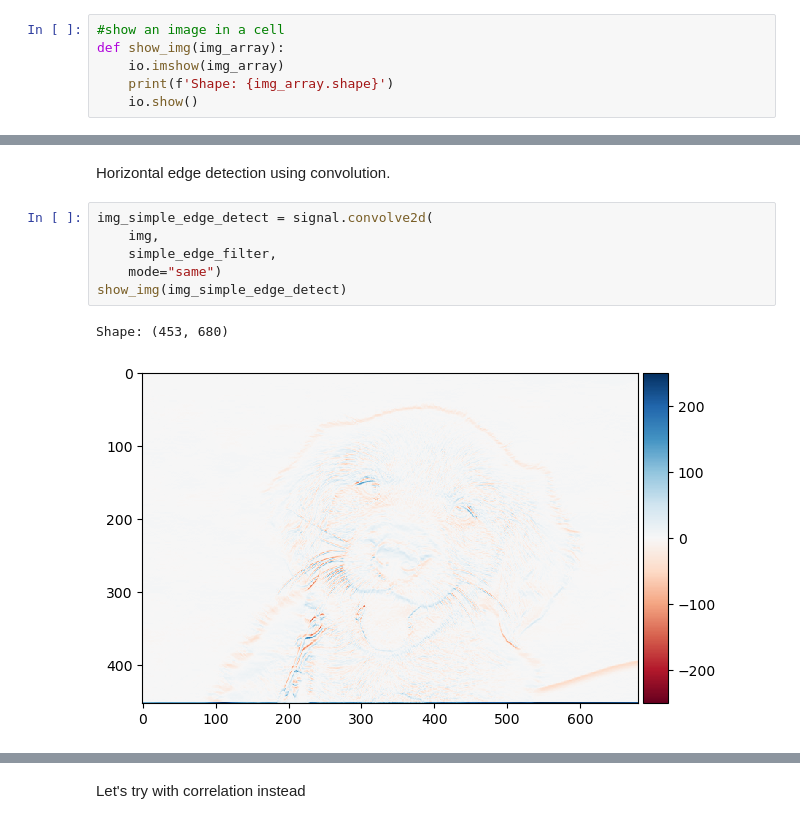
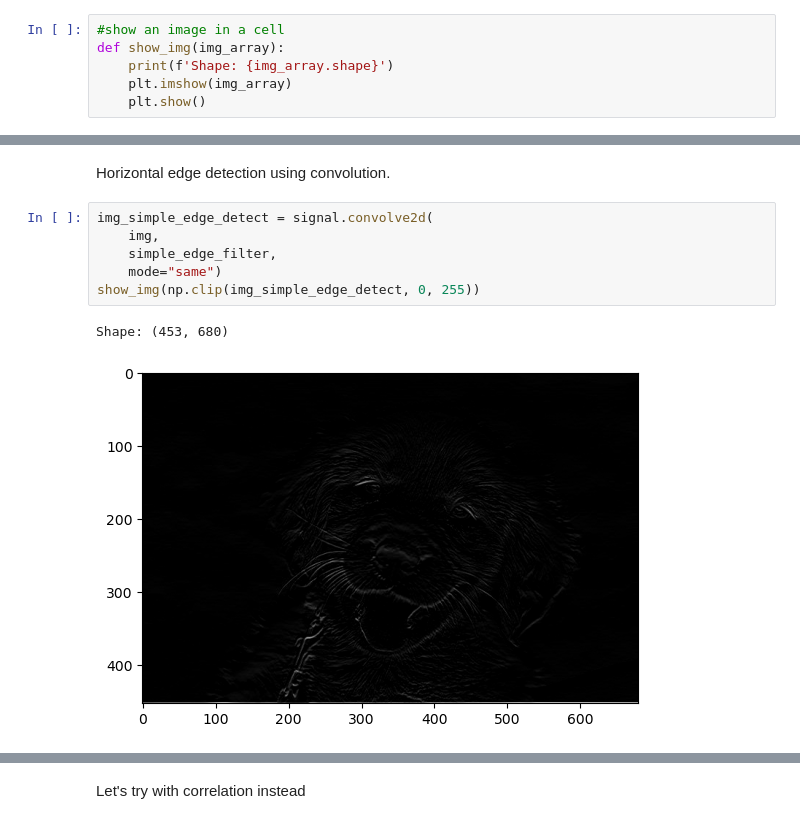
Before and after one commit to mika-jpd/Image_and_Vision_Computing, a Jupyter notebook: Lab_1/Untitled.ipynb, the cells around one changed output, grey strips where cells are left out. Drawn from its saved outputs; the diff is of its cells as text.

Commit message:
Almost finished qestion 2/2, just need to plot it

```diff
--- a/Lab_1/Untitled.ipynb
+++ b/Lab_1/Untitled.ipynb
@@ -18,9 +25,9 @@ from utils import read_img_mono
 # %%
 #show an image in a cell
 def show_img(img_array):
-    io.imshow(img_array)
     print(f'Shape: {img_array.shape}')
-    io.show()
+    plt.imshow(img_array)
+    plt.show()
 # %%
 img = array(Image.open('res/puppy.jpg').convert(mode='L')) #to obtain grayscale image from RGB, need this since all operations need grayscale input
 show_img(img)
@@ -98,9 +112,9 @@ Horizontal edge detection using convolution.
 # %%
 img_simple_edge_detect = signal.convolve2d(
     img,
     simple_edge_filter,
     mode="same")
-show_img(img_simple_edge_detect)
+show_img(np.clip(img_simple_edge_detect, 0, 255))
 # %% [output]
 Shape: (453, 680)
-[figure, old version]
+[figure, new version]
```
Also changed, not shown: parts of 24 cells of this notebook, 1 other file.
